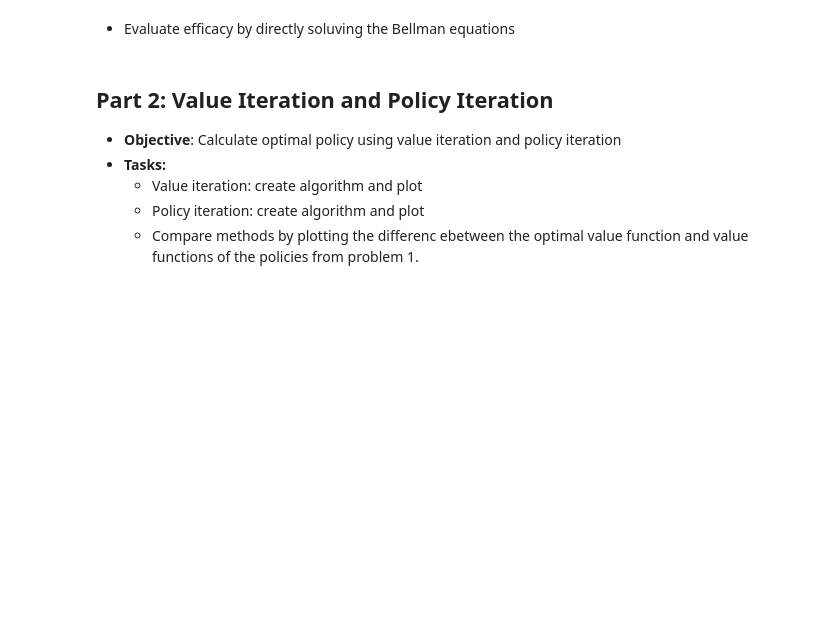
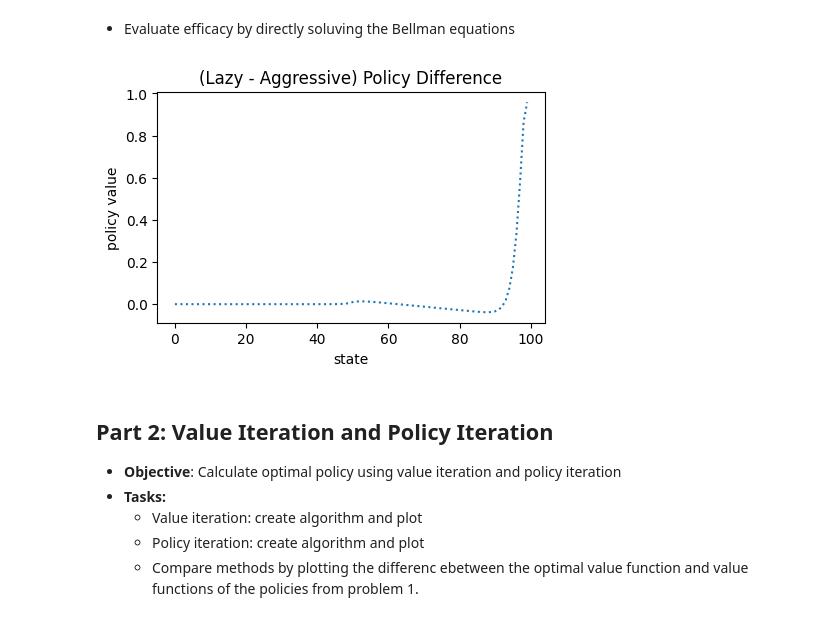
Before and after one commit to claricemottet/RL_HW, a Jupyter notebook: RL_HW1_MottetC.ipynb, the cells around one changed output. Drawn from its saved outputs; the diff is of its cells as text; code cells hidden in the pictures; blank space fills up the shorter version.

```diff
--- a/RL_HW1_MottetC.ipynb
+++ b/RL_HW1_MottetC.ipynb
@@ -43,14 +43,14 @@ import random
 N_MAX = 100
 GAMMA = 0.9
 
-ACTION_LOW = 0.51
-ACTION_HIGH = 0.6
+Q_LOW = 0.51
+Q_HIGH = 0.6
 
 COST_LOW = 0.0
 COST_HIGH = 0.01
 
 ARRIVAL_RATE = 0.5
 
-ACTION_LIST = [-1, 0, 1]
+ACTION_LIST = [0, 1] #action_ind (low = 0, high = 1)
 # %% [markdown]
 - Create functions to be used throughout notebook base on problem set up
@@ -159,3 +238,11 @@ pi_aggr = policy_aggr()
+# %%
+V_pi_diff = np.zeros(N_MAX)
+for x in range(0, N_MAX):
+    V_pi_diff[x] = V_pi_lazy[x] - V_pi_aggr[x]
+
+plot_value_under_policy(V_pi_diff, "(Lazy - Aggressive) Policy Difference")
+# %% [output]
+[figure, added]
 # %% [markdown]
 ## <a id='part2'>Part 2: Value Iteration and Policy Iteration</a>
 - **Objective**: Calculate optimal policy using value iteration and policy iteration
```
Also changed, not shown: parts of 13 cells of this notebook.
